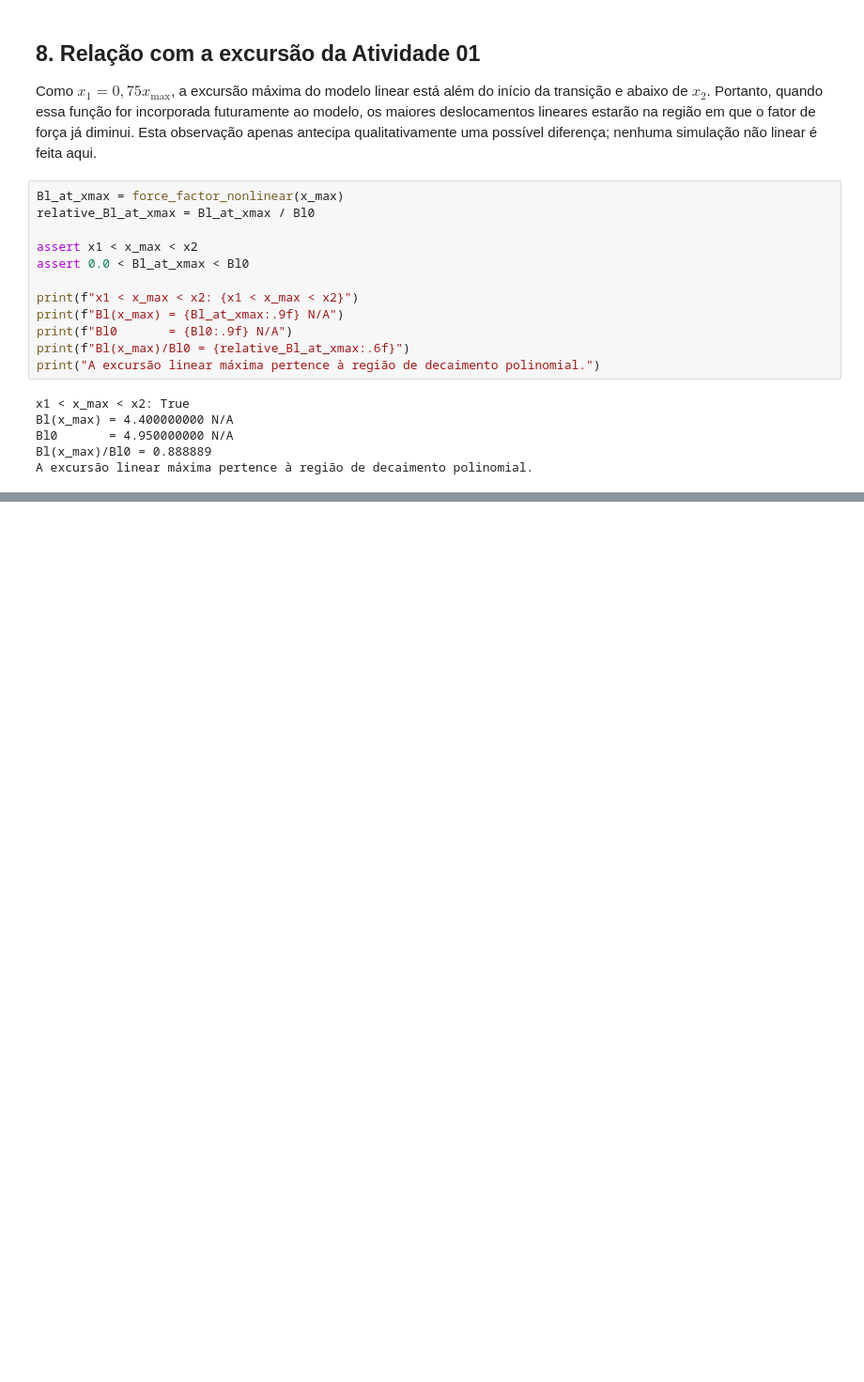
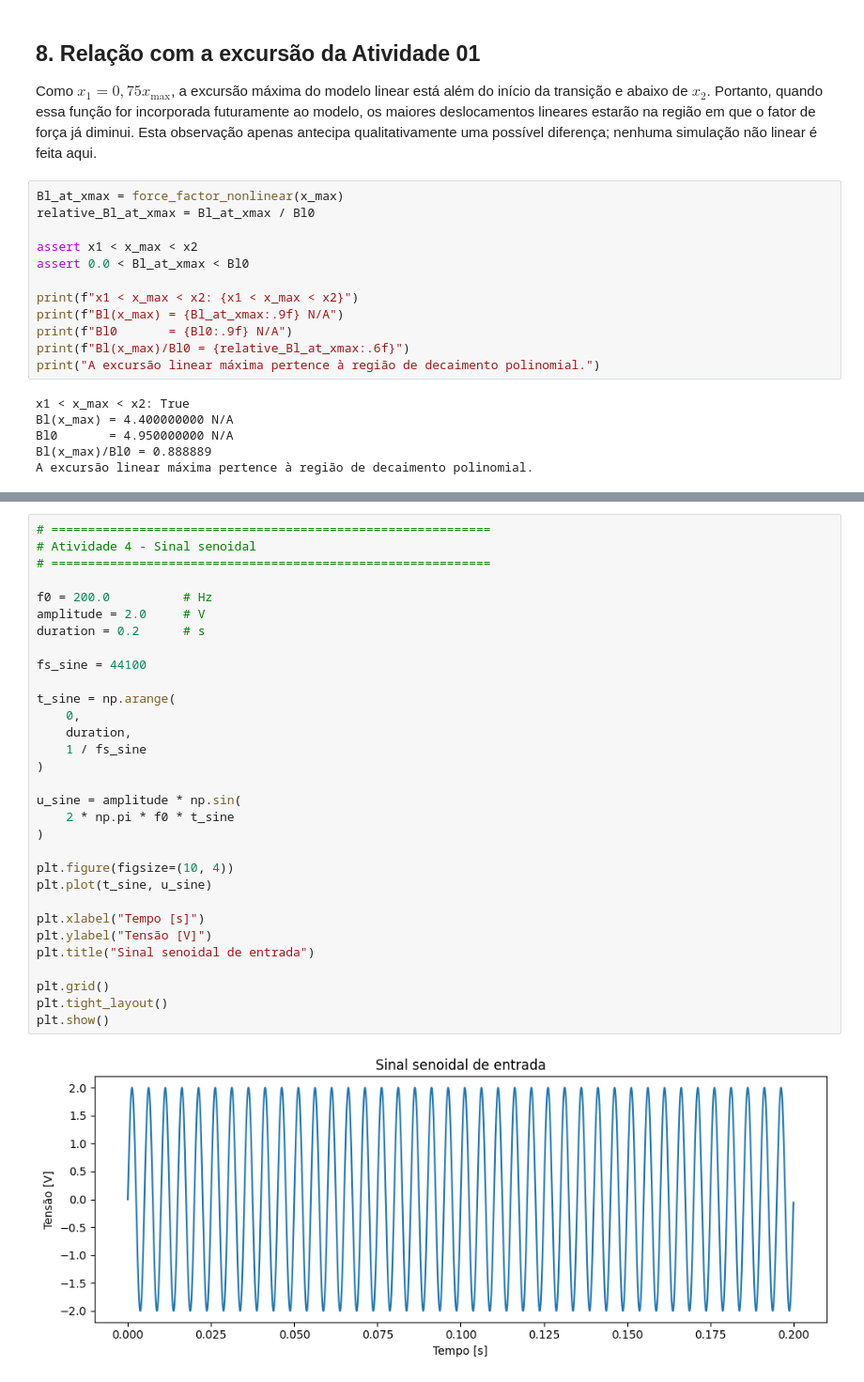
Before and after one commit to gregory-vs/multifisica_experimental, a Jupyter notebook: Trabalho-Computacional-02/notebooks/TC02.ipynb, the cells around one changed output, grey strips where cells are left out. Shown at 94% size. Drawn from its saved outputs; the diff is of its cells as text; blank space fills up the shorter version.

```diff
--- a/Trabalho-Computacional-02/notebooks/TC02.ipynb
+++ b/Trabalho-Computacional-02/notebooks/TC02.ipynb
@@ -679,0 +884,33 @@ A excursão linear máxima pertence à região de decaimento polinomial.
+# %%
+# ============================================================
+# Atividade 4 - Sinal senoidal
+# ============================================================
+
+f0 = 200.0          # Hz
+amplitude = 2.0     # V
+duration = 0.2      # s
+
+fs_sine = 44100
+
+t_sine = np.arange(
+    0,
+    duration,
+    1 / fs_sine
+)
+
+u_sine = amplitude * np.sin(
+    2 * np.pi * f0 * t_sine
+)
+
+plt.figure(figsize=(10, 4))
+plt.plot(t_sine, u_sine)
+
+plt.xlabel("Tempo [s]")
+plt.ylabel("Tensão [V]")
+plt.title("Sinal senoidal de entrada")
+
+plt.grid()
+plt.tight_layout()
+plt.show()
+# %% [output]
+[figure, added]
```
Also changed, not shown: parts of 17 cells of this notebook, 2 other files.
